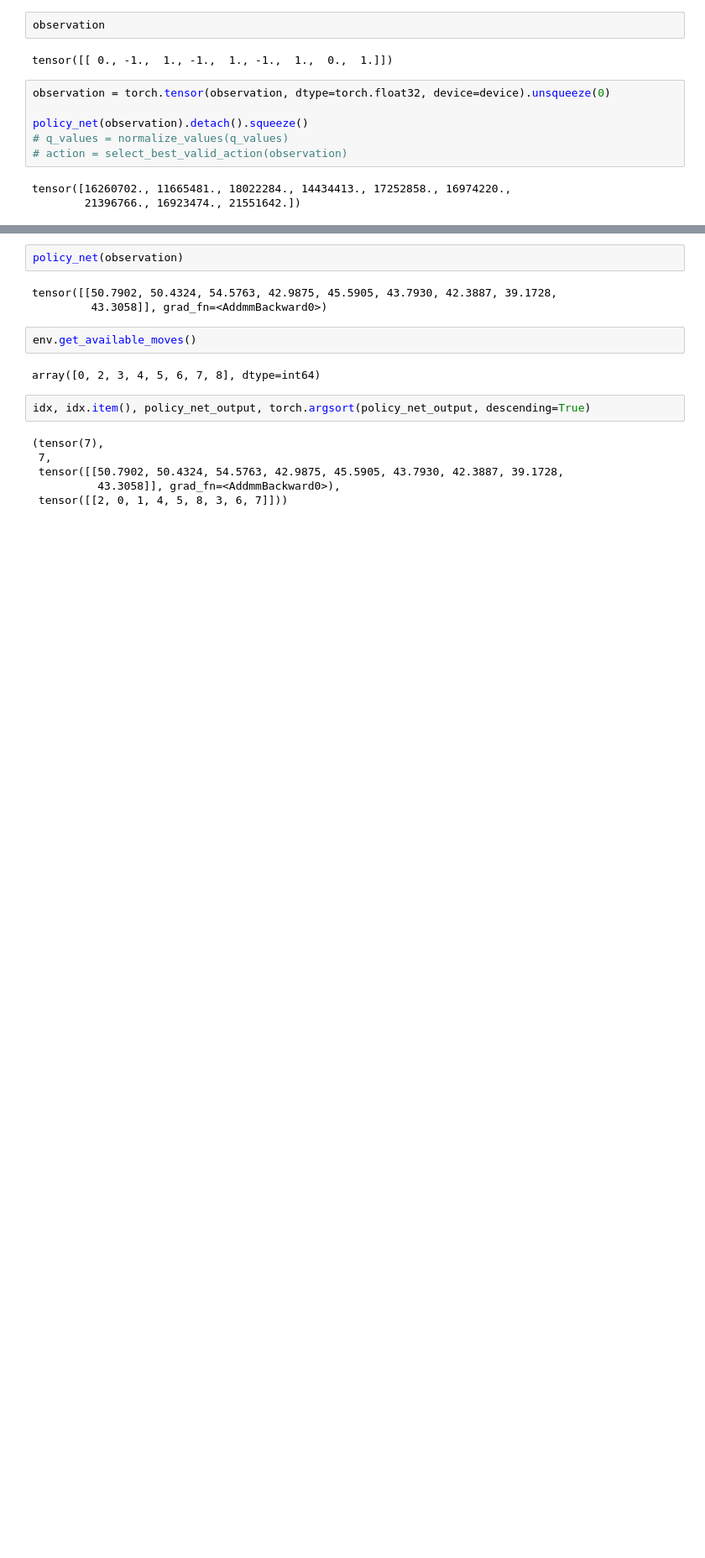
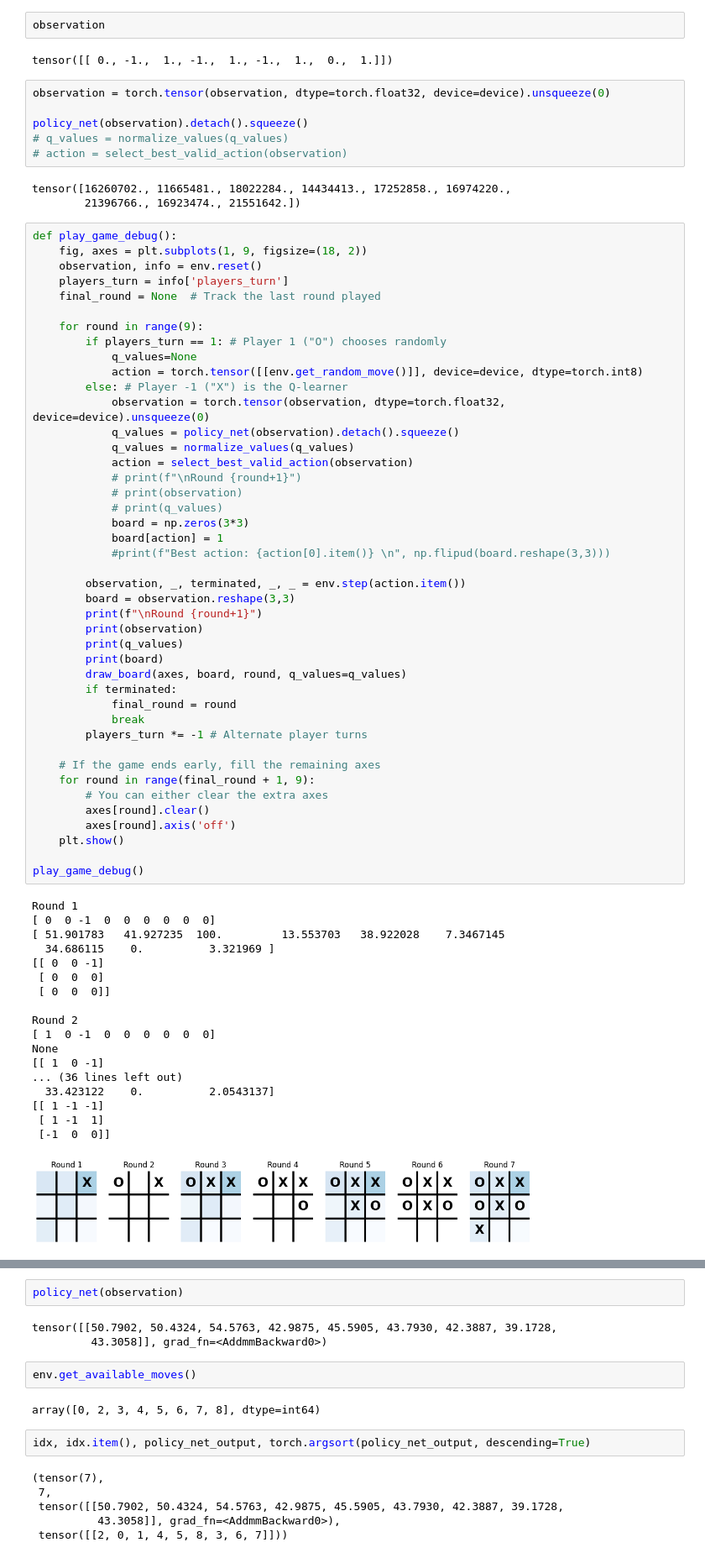
Before and after one commit to Jordanbarker/TicTacToe, a Jupyter notebook: Code new.ipynb, the cells around one changed output, grey strips where cells are left out. Shown at 84% size. Drawn from its saved outputs; the diff is of its cells as text; blank space fills up the shorter version.

```diff
--- a/Code new.ipynb
+++ b/Code new.ipynb
@@ -423,5 +412,67 @@ policy_net(observation).detach().squeeze()
 # %% [output]
 tensor([16260702., 11665481., 18022284., 14434413., 17252858., 16974220.,
         21396766., 16923474., 21551642.])
+# %%
+def play_game_debug():
+    fig, axes = plt.subplots(1, 9, figsize=(18, 2))
+    observation, info = env.reset()
+    players_turn = info['players_turn']
+    final_round = None  # Track the last round played
+
+    for round in range(9):
+        if players_turn == 1: # Player 1 ("O") chooses randomly
+            q_values=None
+            action = torch.tensor([[env.get_random_move()]], device=device, dtype=torch.int8)
+        else: # Player -1 ("X") is the Q-learner
+            observation = torch.tensor(observation, dtype=torch.float32, device=device).unsqueeze(0)
+            q_values = policy_net(observation).detach().squeeze()
+            q_values = normalize_values(q_values)
+            action = select_best_valid_action(observation)
+            # print(f"\nRound {round+1}")
+            # print(observation)
+            # print(q_values)
+            board = np.zeros(3*3)
+            board[action] = 1
+            #print(f"Best action: {action[0].item()} \n", np.flipud(board.reshape(3,3)))
+
+        observation, _, terminated, _, _ = env.step(action.item())
+        board = observation.reshape(3,3)
+        print(f"\nRound {round+1}")
+        print(observation)
+        print(q_values)
+        print(board)
+        draw_board(axes, board, round, q_values=q_values)
+        if terminated:
+            final_round = round
+            break
+        players_turn *= -1 # Alternate player turns
+
+    # If the game ends early, fill the remaining axes
+    for round in range(final_round + 1, 9):
+        # You can either clear the extra axes
+        axes[round].clear()
+        axes[round].axis('off')
+    plt.show()
+
+play_game_debug()
+# %% [output]
+Round 1
+[ 0  0 -1  0  0  0  0  0  0]
+[ 51.901783   41.927235  100.         13.553703   38.922028    7.3467145
+  34.686115    0.          3.321969 ]
+[[ 0  0 -1]
+ [ 0  0  0]
+ [ 0  0  0]]
+
+Round 2
+[ 1  0 -1  0  0  0  0  0  0]
+None
+[[ 1  0 -1]
+... (36 lines left out)
+  33.423122    0.          2.0543137]
+[[ 1 -1 -1]
+ [ 1 -1  1]
+ [-1  0  0]]
+[figure, added]
 # %%
 # if policy_net(observation).max(1)[1].view(1,1).item() in env.get_available_moves()
```
Also changed, not shown: parts of 20 cells of this notebook, 1 other file.
